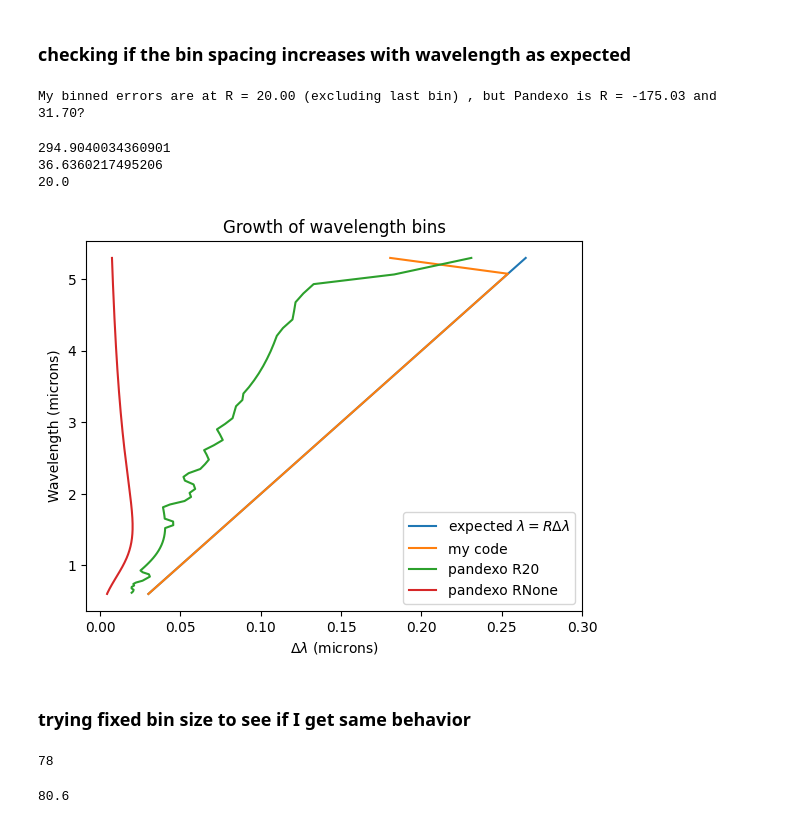
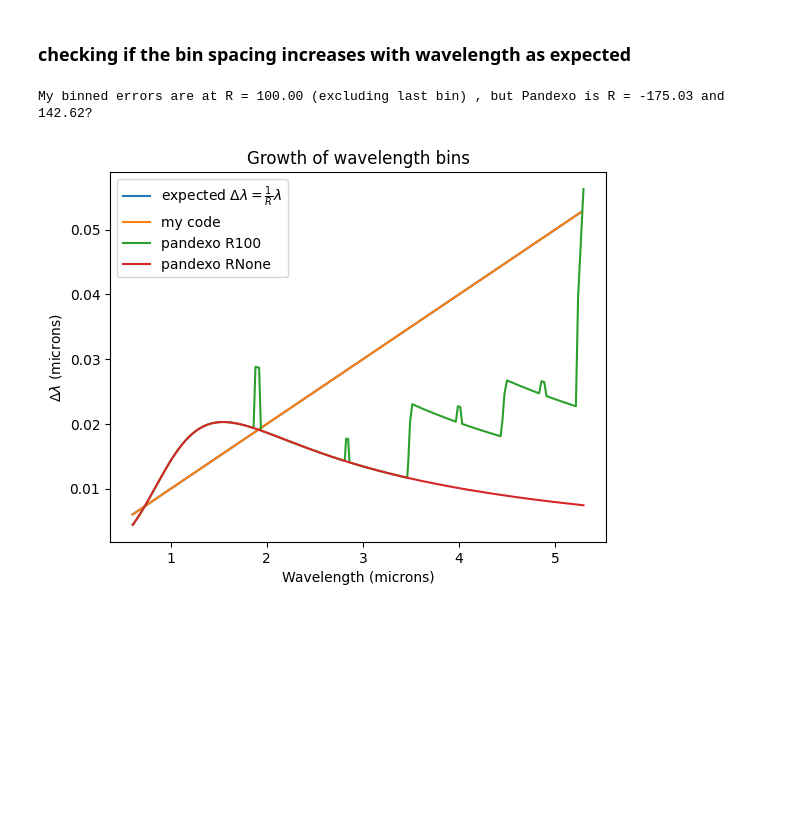
Before and after one commit to steph-coffey/first-year-project, a Jupyter notebook: binning errors.ipynb, the cells around one changed output. Cells and saved outputs as stored; diff of their text form; code cells hidden in the pictures; blank space fills up the shorter version.

```diff
--- a/binning errors.ipynb
+++ b/binning errors.ipynb
@@ -8,7 +8,7 @@ from binning import bin_errs, calc_bin_widths
 # %%
 pandexo_errs = np.loadtxt('./pandexo_output/pandexo_errs.txt').T
-pandexo_errs_20 = np.loadtxt('./pandexo_output/pandexo_errs_20.txt').T
+pandexo_errs_100 = np.loadtxt('./pandexo_output/pandexo_errs_100.txt').T
 # %%
-x, y, e = pandexo_errs           # native resolution
-x20, y20, e20 = pandexo_errs_20  # pandexo R = 20
+x, y, e = pandexo_errs               # native instrument resolution (still haven't figured out)
+x100, y100, e100 = pandexo_errs_100  # pandexo R = 100
 # %% [markdown]
@@ -36,6 +36,6 @@ plt.show()
 # %% [markdown]
 ### Using my binning function to bin to resolution R, and then comparing to Pandexo
 # %%
-R = 20
+R = 100
 new_errs, new_wave, dellambs = bin_errs(x, e, R)
 # %%
@@ -79,54 +102,35 @@ for i in range(len(x)):
         dellamb = (x[i+1] - x[i-1]) / 2
     pandexo_dellambs.append(dellamb)
 # %%
-# calculating pandexo's R = 20 bin spacing
-pandexo_dellambs20 = []
-for i in range(len(x20)):
+# calculating pandexo's R = 100 bin spacing
+pandexo_dellambs100 = []
+for i in range(len(x100)):
     if i == 0:
-        dellamb20 = x20[i+1] - x20[i]
-    elif i == len(x20) - 1:
-        dellamb20 = x20[i] - x20[i-1]
+        dellamb100 = x100[i+1] - x100[i]
+    elif i == len(x100) - 1:
+        dellamb100 = x100[i] - x100[i-1]
     else:
-        dellamb20 = (x20[i+1] - x20[i-1]) / 2
-    pandexo_dellambs20.append(dellamb20)
+        dellamb100 = (x100[i+1] - x100[i-1]) / 2
+    pandexo_dellambs100.append(dellamb100)
 
 # slope of best fit line gives R
 my_R      = np.polyfit(np.array(dellambs)[:-1], new_wave[:-1], 1)[0]
 pandexo_RNone = np.polyfit(pandexo_dellambs, x, 1)[0]
-pandexo_R20 = np.polyfit(pandexo_dellambs20, x20, 1)[0]
-print(f'My binned errors are at R = {my_R:.2f} (excluding last bin) , but Pandexo is R = {pandexo_RNone:.2f} and {pandexo_R20:.2f}?')
+pandexo_R100 = np.polyfit(pandexo_dellambs100, x100, 1)[0]
+print(f'My binned errors are at R = {my_R:.2f} (excluding last bin) , but Pandexo is R = {pandexo_RNone:.2f} and {pandexo_R100:.2f}?')
 # %% [output]
-My binned errors are at R = 20.00 (excluding last bin) , but Pandexo is R = -175.03 and 31.70?
+My binned errors are at R = 100.00 (excluding last bin) , but Pandexo is R = -175.03 and 142.62?
-# %%
-print(np.median(x/pandexo_dellambs))
-print(np.median(x20/pandexo_dellambs20))
-print(np.median(new_wave/np.array(dellambs)))
-# %% [output]
-294.9040034360901
-36.6360217495206
-20.0
 # %%
-plt.plot(np.array(new_wave) / R, new_wave, label = r'expected $\lambda = R\Delta\lambda$')
-plt.plot(np.array(dellambs), new_wave, label = 'my code')
-plt.plot(pandexo_dellambs20, x20, label = 'pandexo R20')
-plt.plot(pandexo_dellambs, x, label = 'pandexo RNone')
-
-plt.xlim(None , 0.3)
+plt.plot(new_wave, np.array(new_wave) / R, label = r'expected $\Delta\lambda = \frac{1}{R}\lambda$')
+plt.plot(new_wave, np.array(dellambs), label = 'my code')
+plt.plot(x100, pandexo_dellambs100, label = 'pandexo R100')
+plt.plot(x, pandexo_dellambs, label = 'pandexo RNone')
 
 plt.title('Growth of wavelength bins')
-plt.ylabel('Wavelength (microns)')
-plt.xlabel(r'$\Delta\lambda$ (microns)')
+plt.xlabel('Wavelength (microns)')
+plt.ylabel(r'$\Delta\lambda$ (microns)')
 
-plt.legend(loc = 'lower right')
+plt.legend()
 plt.show()
 # %% [output]
-[figure, old version]
+[figure, new version]
-# %% [markdown]
-### trying fixed bin size to see if I get same behavior
-# %%
-print(len(pandexo_dellambs20))
-num_bins = len(e) / 5
-num_bins
-# %% [output]
-78
-80.6
```
Also changed, not shown: parts of 13 cells of this notebook, 8 other files.
